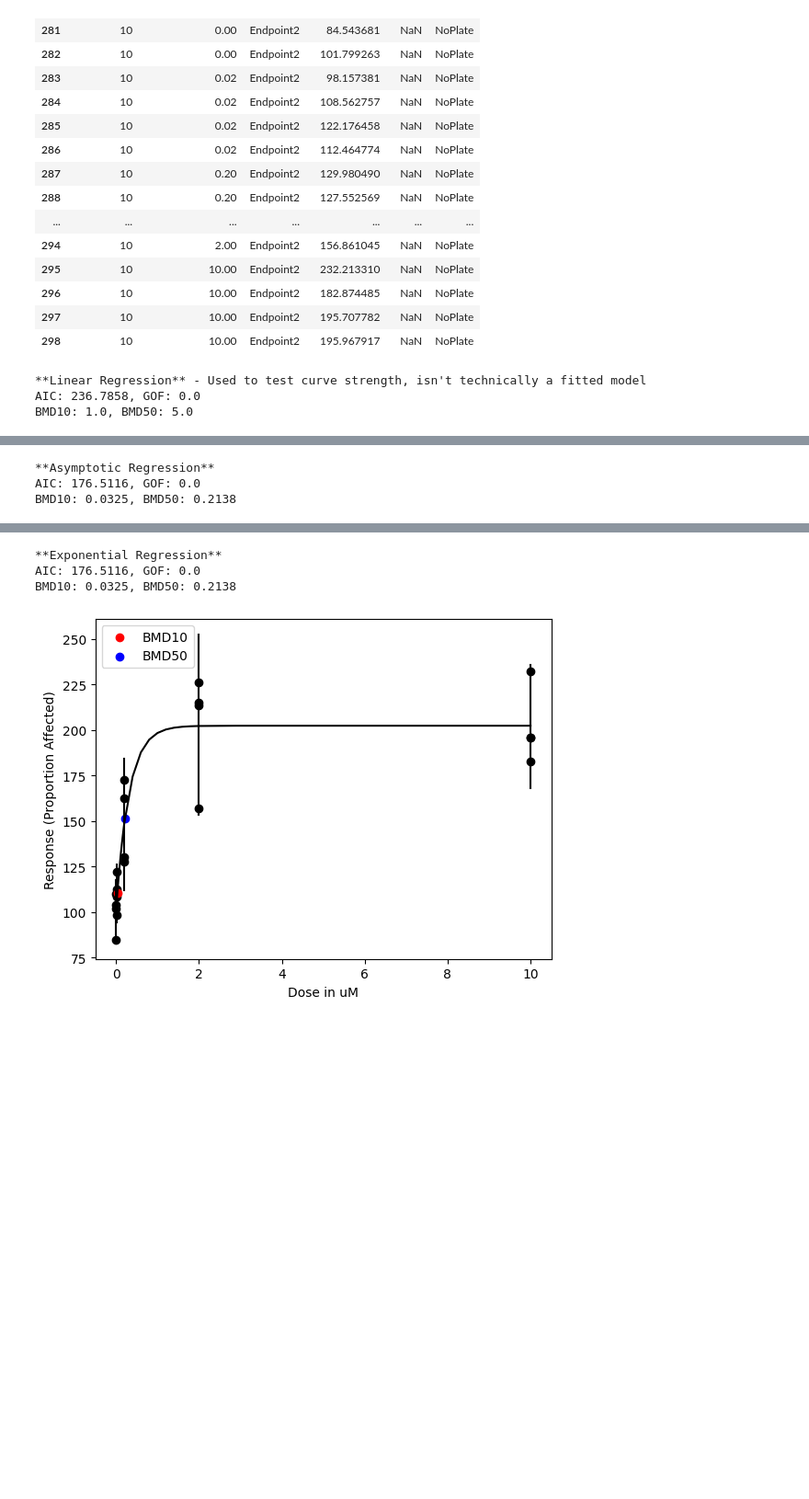
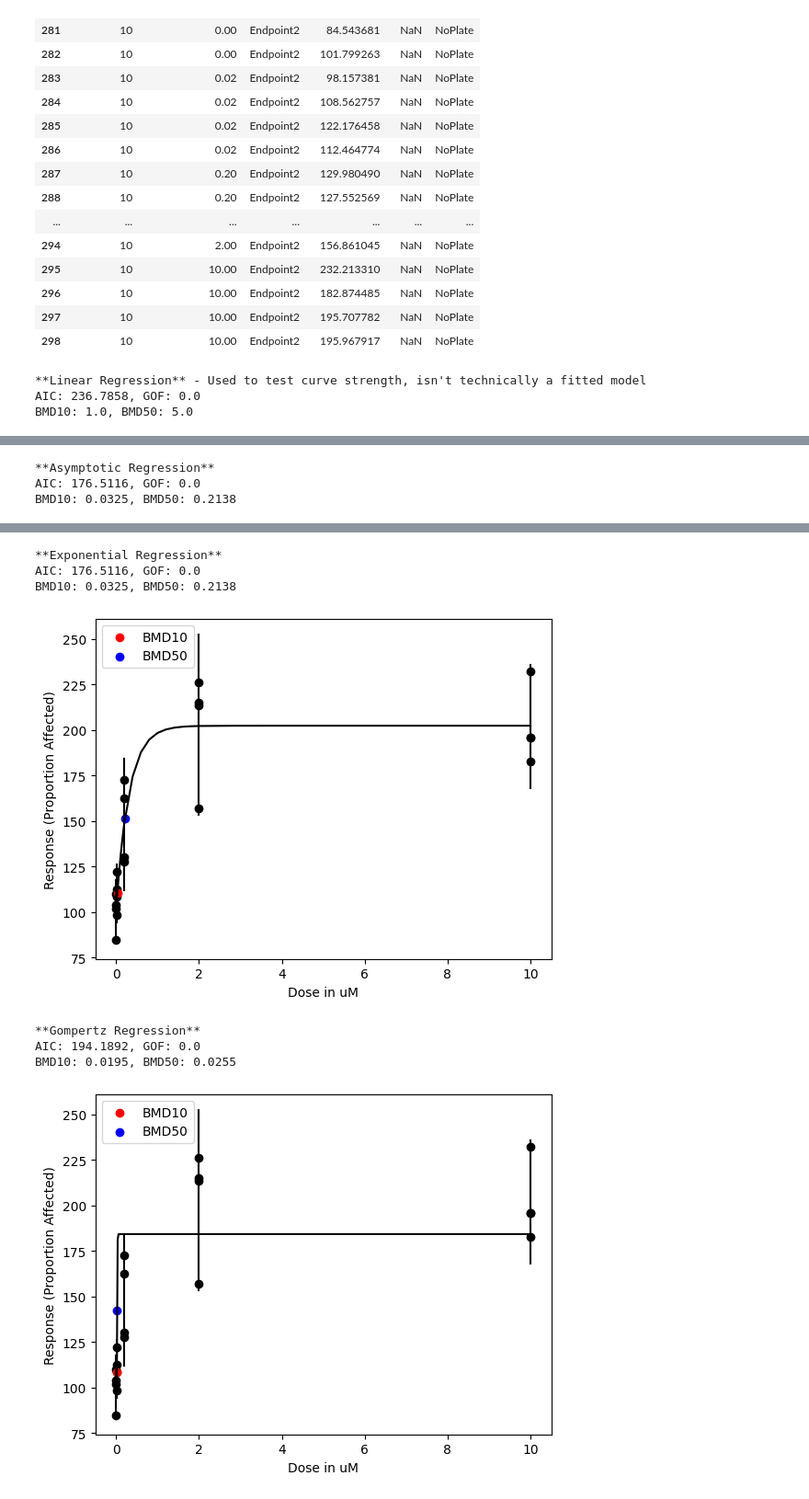
Before and after one commit to PNNL-CompBio/bmdrc, a Jupyter notebook: vignettes/Continuous Class Example.ipynb, the cells around one changed output, grey strips where cells are left out. Shown at 92% size. Saved outputs shown, nothing was run; the diff lists cells and outputs as text; code cells hidden in the pictures; blank space fills up the shorter version.

Commit message:
Added gompertz

```diff
--- a/vignettes/Continuous Class Example.ipynb
+++ b/vignettes/Continuous Class Example.ipynb
@@ -149,7 +149,7 @@ data
 | 298 | 10 | 10.00 | Endpoint2 | 195.967917 | NaN | NoPlate |
 # %%
 import numpy as np
-from bmdrc.model_fitting_continuous import LinReg_Cont, AsyReg_Cont, ExpReg_Cont
+from bmdrc.model_fitting_continuous import LinReg_Cont, AsyReg_Cont, ExpReg_Cont, GomReg_Cont
 import matplotlib.pyplot as plt
 
 def quick_plot(obj, BMD10, BMD50):
@@ -187,31 +187,37 @@ def check_values(model_fun, degree = 1):
     mod_def.calc_conf_interv()
 
     print("AIC: " + str(np.round(mod_def.aic, 4)) + ", GOF: " + str(np.round(mod_def.p_value, 4)))
     BMD10 = mod_def.predict_x(mod_def.get_response_level(10))
     BMD50 = mod_def.predict_x(mod_def.get_response_level(50))
     print("BMD10: " + str(np.round(BMD10, 4)) + ", BMD50: " + str(np.round(BMD50, 4)))
     quick_plot(mod_def, BMD10, BMD50)
 
     return(mod_def)
 
 plt.close()
 print("**Linear Regression** - Used to test curve strength, isn't technically a fitted model")
 linear = check_values(LinReg_Cont)
 print("**Asymptotic Regression**")
 asy = check_values(AsyReg_Cont)
 print("**Exponential Regression**")
 exp = check_values(ExpReg_Cont)
+print("**Gompertz Regression**")
+gom = check_values(GomReg_Cont)
 # %% [output]
 **Linear Regression** - Used to test curve strength, isn't technically a fitted model
 AIC: 236.7858, GOF: 0.0
 BMD10: 1.0, BMD50: 5.0
 [figure]
 **Asymptotic Regression**
 AIC: 176.5116, GOF: 0.0
 BMD10: 0.0325, BMD50: 0.2138
 [figure]
 **Exponential Regression**
 AIC: 176.5116, GOF: 0.0
 BMD10: 0.0325, BMD50: 0.2138
 [figure]
+**Gompertz Regression**
+AIC: 194.1892, GOF: 0.0
+BMD10: 0.0195, BMD50: 0.0255
+[figure, added]
 # %%
```
Also changed, not shown: parts of 3 cells of this notebook, 1 other file.
